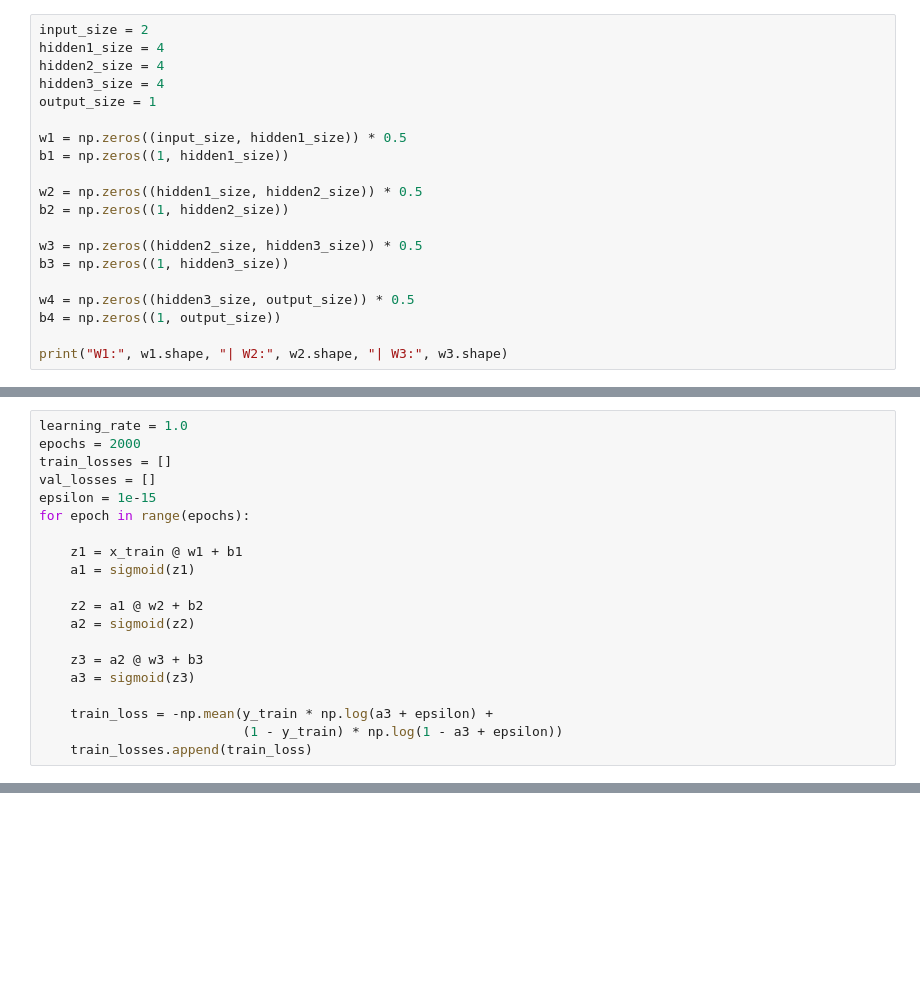
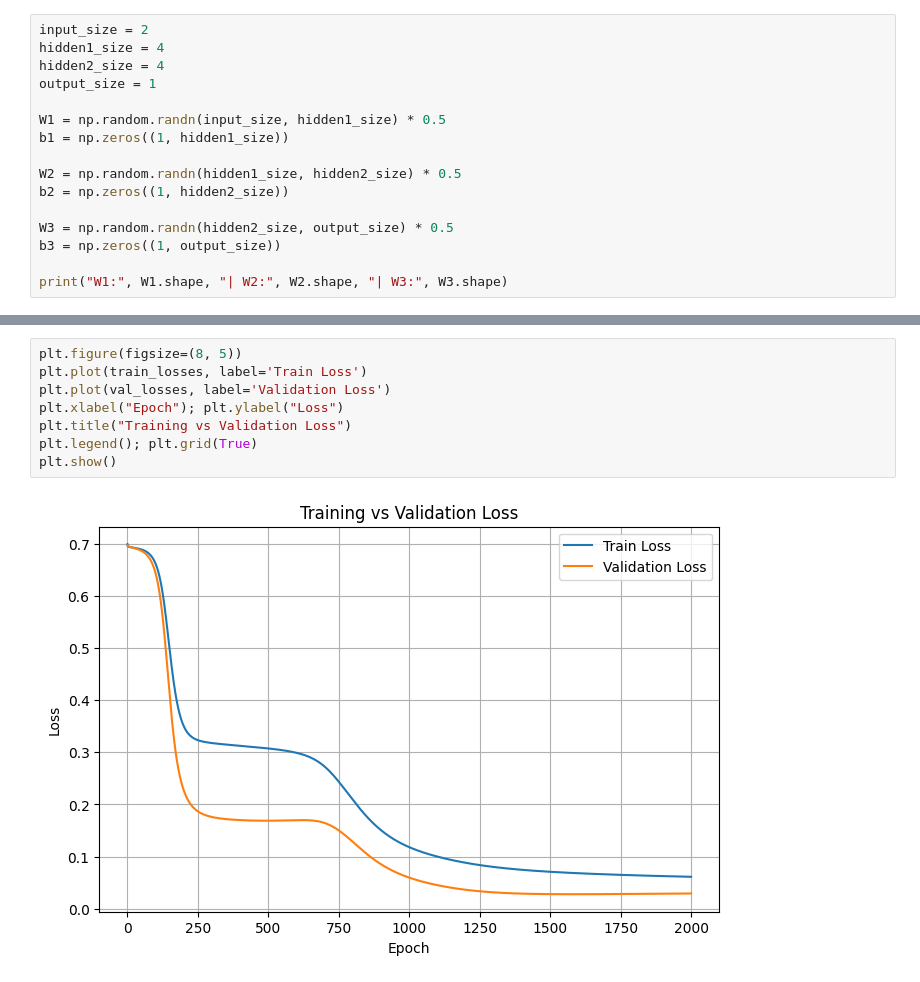
Before and after one commit to mishrasatyam9720-debug/model_from_scrartch, a Jupyter notebook: handson_nn_from_scratch.ipynb, the cells around one changed output, grey strips where cells are left out. Cells and saved outputs as stored; diff of their text form; blank space fills up the shorter version.

```diff
--- a/handson_nn_from_scratch.ipynb
+++ b/handson_nn_from_scratch.ipynb
@@ -49,20 +68,16 @@ def sigmoid_derivative(a):
 input_size = 2
 hidden1_size = 4
 hidden2_size = 4
-hidden3_size = 4
 output_size = 1
 
-w1 = np.zeros((input_size, hidden1_size)) * 0.5
+W1 = np.random.randn(input_size, hidden1_size) * 0.5
 b1 = np.zeros((1, hidden1_size))
 
-w2 = np.zeros((hidden1_size, hidden2_size)) * 0.5
+W2 = np.random.randn(hidden1_size, hidden2_size) * 0.5
 b2 = np.zeros((1, hidden2_size))
 
-w3 = np.zeros((hidden2_size, hidden3_size)) * 0.5
-b3 = np.zeros((1, hidden3_size))
+W3 = np.random.randn(hidden2_size, output_size) * 0.5
+b3 = np.zeros((1, output_size))
 
-w4 = np.zeros((hidden3_size, output_size)) * 0.5
-b4 = np.zeros((1, output_size))
-
-print("W1:", w1.shape, "| W2:", w2.shape, "| W3:", w3.shape)
+print("W1:", W1.shape, "| W2:", W2.shape, "| W3:", W3.shape)
 # %% [output]
@@ -70,20 +84,0 @@ W1: (2, 4) | W2: (4, 4) | W3: (4, 4)
-# %%
-learning_rate = 1.0
-epochs = 2000
-train_losses = []
-val_losses = []
-epsilon = 1e-15
-for epoch in range(epochs):
-
-    z1 = x_train @ w1 + b1
-    a1 = sigmoid(z1)
-
-    z2 = a1 @ w2 + b2
-    a2 = sigmoid(z2)
-
-    z3 = a2 @ w3 + b3
-    a3 = sigmoid(z3)
-
-    train_loss = -np.mean(y_train * np.log(a3 + epsilon) +
-                          (1 - y_train) * np.log(1 - a3 + epsilon))
-    train_losses.append(train_loss)
@@ -89,0 +151,10 @@ for epoch in range(epochs):
+# %%
+plt.figure(figsize=(8, 5))
+plt.plot(train_losses, label='Train Loss')
+plt.plot(val_losses, label='Validation Loss')
+plt.xlabel("Epoch"); plt.ylabel("Loss")
+plt.title("Training vs Validation Loss")
+plt.legend(); plt.grid(True)
+plt.show()
+# %% [output]
+[figure, added]
```
Also changed, not shown: parts of 8 cells of this notebook.
